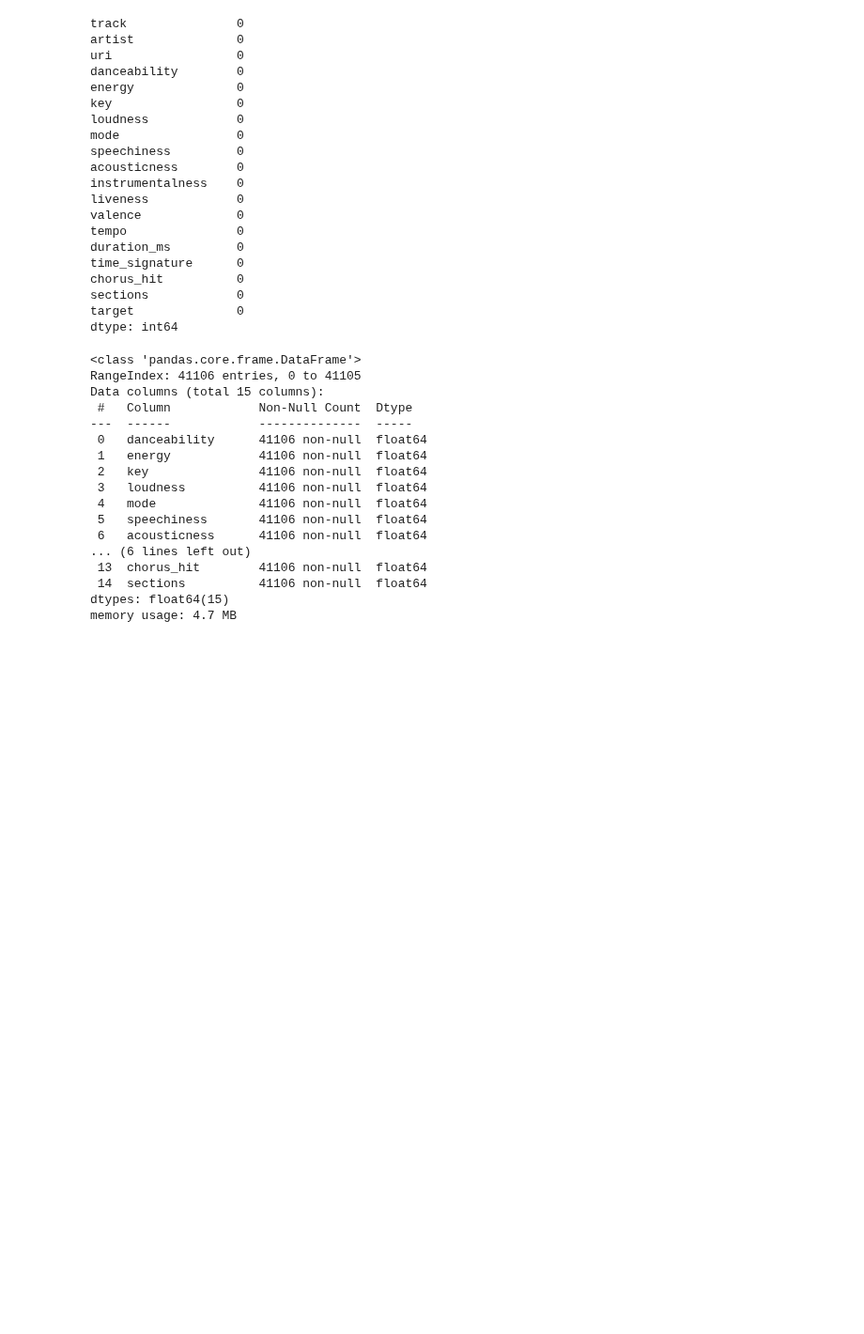
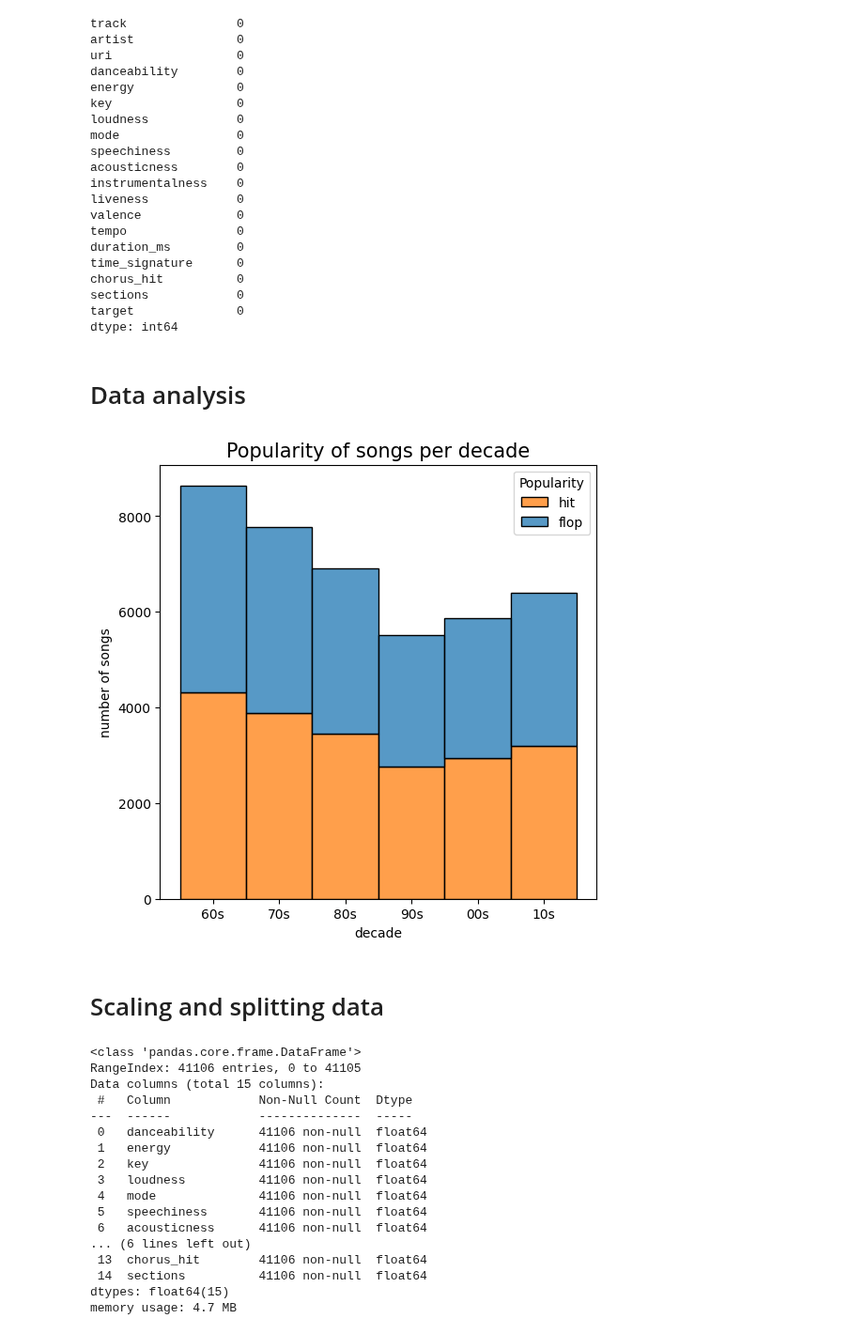
Before and after one commit to Mecowhy37/aai-exam-spotify-hits, a Jupyter notebook: project.ipynb, the cells around one changed output. Shown at 94% size. Cells and saved outputs as stored; diff of their text form; code cells hidden in the pictures; blank space fills up the shorter version.

Commit message:
added some statistical analysis

```diff
--- a/project.ipynb
+++ b/project.ipynb
@@ -94,3 +94,22 @@ dtype: int64
 # removed_cols = data_all.drop(columns=['target', 'uri'])
 # for col in removed_cols:
 #    run_spearmanr(col)
+# %% [markdown]
+# Data analysis
+# %%
+data_60s['decade'] = '60s'
+data_70s['decade'] = '70s'
+data_80s['decade'] = '80s'
+data_90s['decade'] = '90s'
+data_00s['decade'] = '00s'
+data_10s['decade'] = '10s'
+data_all_analysis = pd.concat([data_60s, data_70s, data_80s, data_90s, data_00s, data_10s])
+# %%
+plt.figure(figsize=(6,6))
+seaborn.histplot(data=data_all_analysis, x='decade', hue="target", element='bars', multiple='stack', stat='count')
+plt.title('Popularity of songs per decade', fontsize=15)
+plt.ylabel('number of songs')
+plt.legend(title='Popularity', labels=['hit', 'flop'])
+plt.show()
+# %% [output]
+[figure, added]
@@ -97,3 +123,5 @@ dtype: int64
+# %% [markdown]
+# Scaling and splitting data
 # %%
 from sklearn.preprocessing import scale
 y = data_all['target']
```
Also changed, not shown: parts of 6 cells of this notebook.
